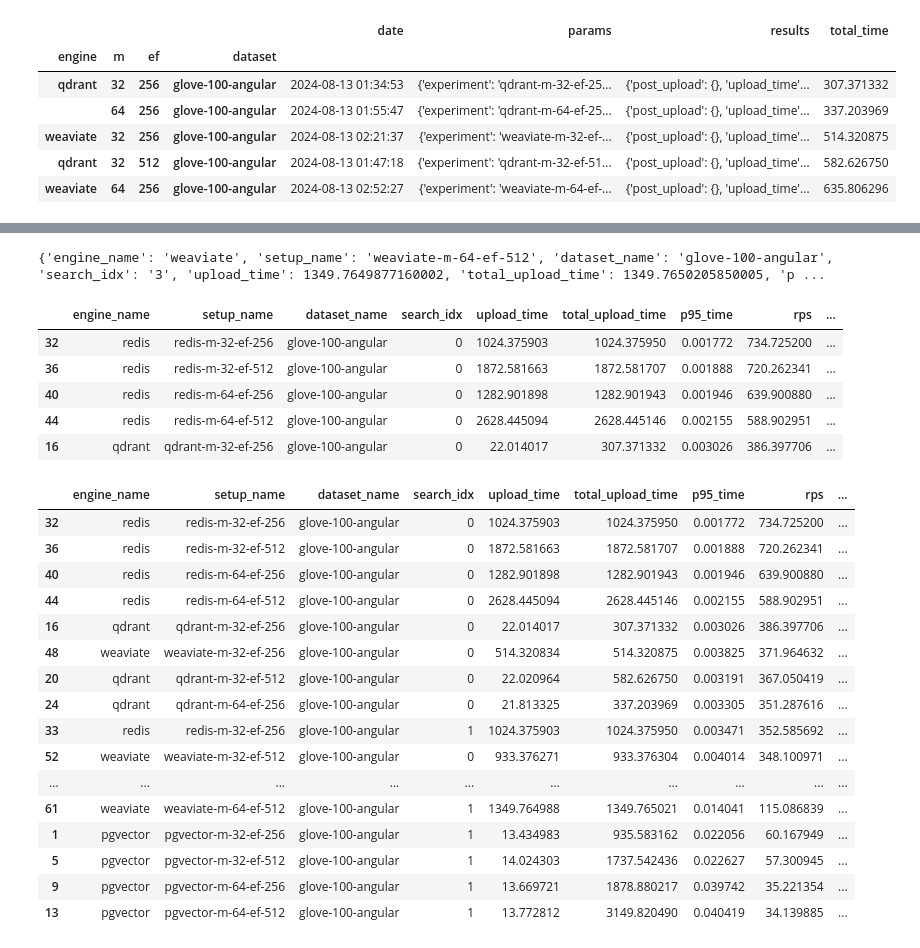
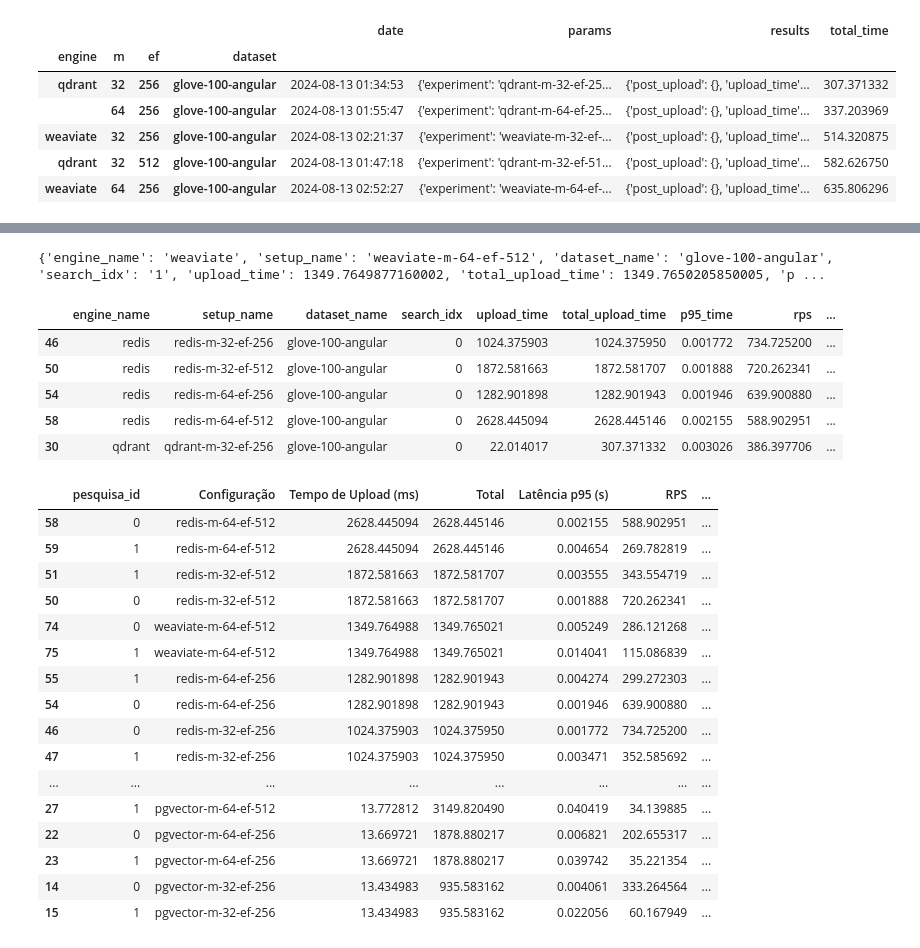
Before and after one commit to GersonRS/vector-db-benchmark, a Jupyter notebook: scripts/process-benchmarks.ipynb, the cells around one changed output, grey strips where cells are left out. Cells and saved outputs as stored; diff of their text form; code cells hidden in the pictures.

```diff
--- a/scripts/process-benchmarks.ipynb
+++ b/scripts/process-benchmarks.ipynb
@@ -185,54 +185,80 @@ for index, row in joined_df.reset_index().iterrows():
     }
     json_results.append(json_object)
 
+results_json = []
+for j in json_results:
+    if j["parallel"] == 1:
+        results_json.append(j)
+
 format = '%Y-%M-%dT%H:%M:%S'
 now = datetime.now().replace(tzinfo=timezone.utc).strftime(format)
 
-Path(f"results.json").write_text(json.dumps(json_results, indent=2))
-Path(f"results-{now}.json").write_text(json.dumps(json_results, indent=2))
+Path(f"../public/files/results.json").write_text(json.dumps(results_json, indent=2))
+Path(f"results-{now}.json").write_text(json.dumps(results_json, indent=2))
 
-print(json_results[-1], len(json_results))
+print(results_json[-1], len(results_json))
 
 results_df = pd.DataFrame(json_results).sort_values("p99_time", ascending=True)
 results_df.to_csv('results.csv')
 results_df.head()
 # %% [output]
-{'engine_name': 'weaviate', 'setup_name': 'weaviate-m-64-ef-512', 'dataset_name': 'glove-100-angular', 'search_idx': '3', 'upload_time': 1349.7649877160002, 'total_upload_time': 1349.7650205850005, 'p ...
+{'engine_name': 'weaviate', 'setup_name': 'weaviate-m-64-ef-512', 'dataset_name': 'glove-100-angular', 'search_idx': '1', 'upload_time': 1349.7649877160002, 'total_upload_time': 1349.7650205850005, 'p ...
 |  | engine_name | setup_name | dataset_name | search_idx | upload_time | total_upload_time | p95_time | rps | ... |
-| 32 | redis | redis-m-32-ef-256 | glove-100-angular | 0 | 1024.375903 | 1024.375950 | 0.001772 | 734.725200 | ... |
-| 36 | redis | redis-m-32-ef-512 | glove-100-angular | 0 | 1872.581663 | 1872.581707 | 0.001888 | 720.262341 | ... |
-| 40 | redis | redis-m-64-ef-256 | glove-100-angular | 0 | 1282.901898 | 1282.901943 | 0.001946 | 639.900880 | ... |
-| 44 | redis | redis-m-64-ef-512 | glove-100-angular | 0 | 2628.445094 | 2628.445146 | 0.002155 | 588.902951 | ... |
-| 16 | qdrant | qdrant-m-32-ef-256 | glove-100-angular | 0 | 22.014017 | 307.371332 | 0.003026 | 386.397706 | ... |
+| 46 | redis | redis-m-32-ef-256 | glove-100-angular | 0 | 1024.375903 | 1024.375950 | 0.001772 | 734.725200 | ... |
+| 50 | redis | redis-m-32-ef-512 | glove-100-angular | 0 | 1872.581663 | 1872.581707 | 0.001888 | 720.262341 | ... |
+| 54 | redis | redis-m-64-ef-256 | glove-100-angular | 0 | 1282.901898 | 1282.901943 | 0.001946 | 639.900880 | ... |
+| 58 | redis | redis-m-64-ef-512 | glove-100-angular | 0 | 2628.445094 | 2628.445146 | 0.002155 | 588.902951 | ... |
+| 30 | qdrant | qdrant-m-32-ef-256 | glove-100-angular | 0 | 22.014017 | 307.371332 | 0.003026 | 386.397706 | ... |
 # %%
 # sorted(list(results_df["setup_name"].unique()))
 # results_df["engine_name"] = results_df["engine_name"].map(
 #     {"weaviate": 3, "redis": 2, "qdrant": 1, "pgvector": 0}
 # )
 result = results_df.loc[
     # (results_df["mean_precisions"] < 0.95) &
     # (results_df["mean_precisions"] > 0.91) &
+    # (results_df["engine_name"] == "weaviate") &
     (results_df["parallel"] == 1)
 ]
-result.sort_values("mean_time", ascending=True)
+columns = {
+    "search_idx": "pesquisa_id",
+    "setup_name": "Configuração",
+    "upload_time": "Tempo de Upload (ms)",
+    "total_upload_time":"Total",
+    "p95_time": "Latência p95 (s)",
+    "rps": "RPS",
+    "mean_time": "Latência Média (s)",
+    "mean_precisions": "Precisão Média",
+    "engine_params": "Engine Params",
+}
+result_final = result.rename(columns=columns).sort_values("Configuração", ascending=True)[list(columns.values())]
+# result_final["m"] = result_final.apply(lambda row: str(row["Configuração"]).split("-")[2], axis=1)
+# result_final["ef"] = result_final.apply(lambda row: str(row["Configuração"]).split("-")[-1], axis=1)
+df = (
+    result_final.sort_values("Tempo de Upload (ms)", ascending=False)
+    # .groupby(["Configuração", "pesquisa_id"])
+    # .first()
+)
+df.to_csv("results_final.csv")
+df
 # %% [output]
-|  | engine_name | setup_name | dataset_name | search_idx | upload_time | total_upload_time | p95_time | rps | ... |
-| 32 | redis | redis-m-32-ef-256 | glove-100-angular | 0 | 1024.375903 | 1024.375950 | 0.001772 | 734.725200 | ... |
-| 36 | redis | redis-m-32-ef-512 | glove-100-angular | 0 | 1872.581663 | 1872.581707 | 0.001888 | 720.262341 | ... |
-| 40 | redis | redis-m-64-ef-256 | glove-100-angular | 0 | 1282.901898 | 1282.901943 | 0.001946 | 639.900880 | ... |
-| 44 | redis | redis-m-64-ef-512 | glove-100-angular | 0 | 2628.445094 | 2628.445146 | 0.002155 | 588.902951 | ... |
-| 16 | qdrant | qdrant-m-32-ef-256 | glove-100-angular | 0 | 22.014017 | 307.371332 | 0.003026 | 386.397706 | ... |
-| 48 | weaviate | weaviate-m-32-ef-256 | glove-100-angular | 0 | 514.320834 | 514.320875 | 0.003825 | 371.964632 | ... |
-| 20 | qdrant | qdrant-m-32-ef-512 | glove-100-angular | 0 | 22.020964 | 582.626750 | 0.003191 | 367.050419 | ... |
-| 24 | qdrant | qdrant-m-64-ef-256 | glove-100-angular | 0 | 21.813325 | 337.203969 | 0.003305 | 351.287616 | ... |
-| 33 | redis | redis-m-32-ef-256 | glove-100-angular | 1 | 1024.375903 | 1024.375950 | 0.003471 | 352.585692 | ... |
-| 52 | weaviate | weaviate-m-32-ef-512 | glove-100-angular | 0 | 933.376271 | 933.376304 | 0.004014 | 348.100971 | ... |
-| ... | ... | ... | ... | ... | ... | ... | ... | ... | ... |
-| 61 | weaviate | weaviate-m-64-ef-512 | glove-100-angular | 1 | 1349.764988 | 1349.765021 | 0.014041 | 115.086839 | ... |
-| 1 | pgvector | pgvector-m-32-ef-256 | glove-100-angular | 1 | 13.434983 | 935.583162 | 0.022056 | 60.167949 | ... |
-| 5 | pgvector | pgvector-m-32-ef-512 | glove-100-angular | 1 | 14.024303 | 1737.542436 | 0.022627 | 57.300945 | ... |
-| 9 | pgvector | pgvector-m-64-ef-256 | glove-100-angular | 1 | 13.669721 | 1878.880217 | 0.039742 | 35.221354 | ... |
-| 13 | pgvector | pgvector-m-64-ef-512 | glove-100-angular | 1 | 13.772812 | 3149.820490 | 0.040419 | 34.139885 | ... |
+|  | pesquisa_id | Configuração | Tempo de Upload (ms) | Total | Latência p95 (s) | RPS | ... |
+| 58 | 0 | redis-m-64-ef-512 | 2628.445094 | 2628.445146 | 0.002155 | 588.902951 | ... |
+| 59 | 1 | redis-m-64-ef-512 | 2628.445094 | 2628.445146 | 0.004654 | 269.782819 | ... |
+| 51 | 1 | redis-m-32-ef-512 | 1872.581663 | 1872.581707 | 0.003555 | 343.554719 | ... |
+| 50 | 0 | redis-m-32-ef-512 | 1872.581663 | 1872.581707 | 0.001888 | 720.262341 | ... |
+| 74 | 0 | weaviate-m-64-ef-512 | 1349.764988 | 1349.765021 | 0.005249 | 286.121268 | ... |
+| 75 | 1 | weaviate-m-64-ef-512 | 1349.764988 | 1349.765021 | 0.014041 | 115.086839 | ... |
+| 55 | 1 | redis-m-64-ef-256 | 1282.901898 | 1282.901943 | 0.004274 | 299.272303 | ... |
+| 54 | 0 | redis-m-64-ef-256 | 1282.901898 | 1282.901943 | 0.001946 | 639.900880 | ... |
+| 46 | 0 | redis-m-32-ef-256 | 1024.375903 | 1024.375950 | 0.001772 | 734.725200 | ... |
+| 47 | 1 | redis-m-32-ef-256 | 1024.375903 | 1024.375950 | 0.003471 | 352.585692 | ... |
+| ... | ... | ... | ... | ... | ... | ... | ... |
+| 27 | 1 | pgvector-m-64-ef-512 | 13.772812 | 3149.820490 | 0.040419 | 34.139885 | ... |
+| 22 | 0 | pgvector-m-64-ef-256 | 13.669721 | 1878.880217 | 0.006821 | 202.655317 | ... |
+| 23 | 1 | pgvector-m-64-ef-256 | 13.669721 | 1878.880217 | 0.039742 | 35.221354 | ... |
+| 14 | 0 | pgvector-m-32-ef-256 | 13.434983 | 935.583162 | 0.004061 | 333.264564 | ... |
+| 15 | 1 | pgvector-m-32-ef-256 | 13.434983 | 935.583162 | 0.022056 | 60.167949 | ... |
 # %%
 import matplotlib.pyplot as plt
 import seaborn as sns
```
Also changed, not shown: parts of 5 cells of this notebook, 38 other files.
